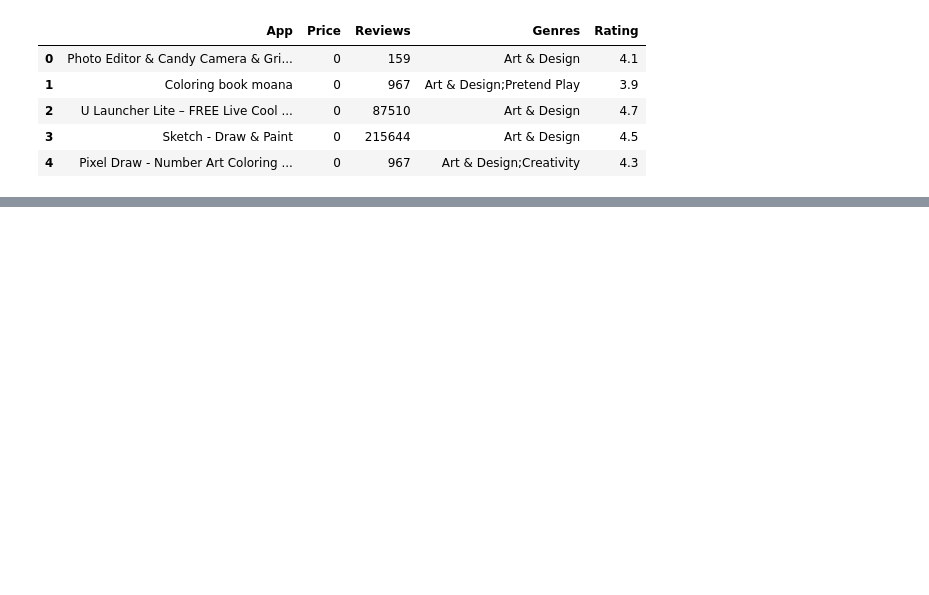
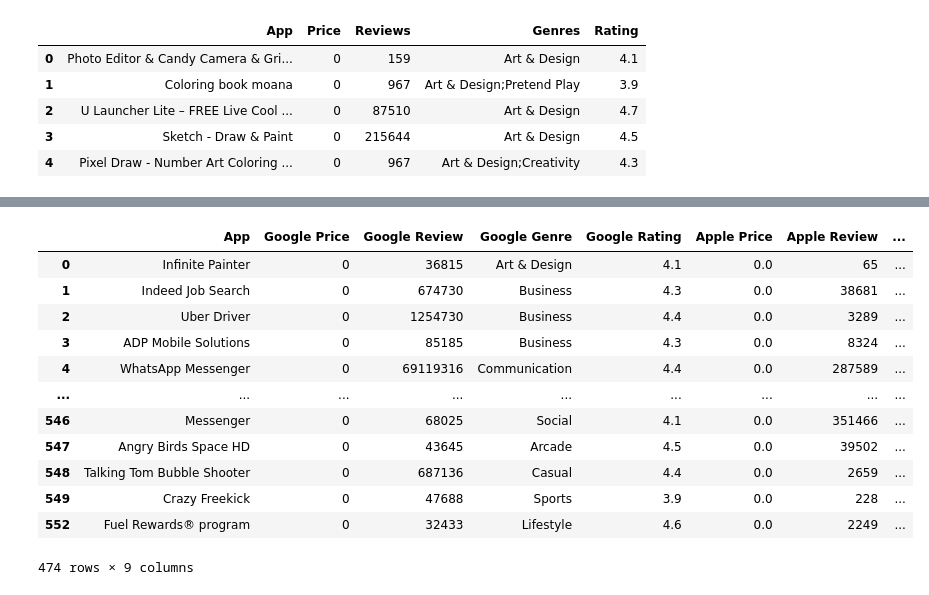
Before and after one commit to arcebri1/ETL-Project, a Jupyter notebook: Apple vs Google Play Apps.ipynb, the cells around one changed output, grey strips where cells are left out. Cells and saved outputs as stored; diff of their text form; code cells hidden in the pictures; blank space fills up the shorter version.

```diff
--- a/Apple vs Google Play Apps.ipynb
+++ b/Apple vs Google Play Apps.ipynb
@@ -59,0 +85,17 @@ new_google_df.head()
+# %%
+free_apple_df = new_df.loc[new_df["Apple Price"] == 0.00, :]
+free_apple_df
+# %% [output]
+|  | App | Google Price | Google Review | Google Genre | Google Rating | Apple Price | Apple Review | ... |
+| 0 | Infinite Painter | 0 | 36815 | Art & Design | 4.1 | 0.0 | 65 | ... |
+| 1 | Indeed Job Search | 0 | 674730 | Business | 4.3 | 0.0 | 38681 | ... |
+| 2 | Uber Driver | 0 | 1254730 | Business | 4.4 | 0.0 | 3289 | ... |
+| 3 | ADP Mobile Solutions | 0 | 85185 | Business | 4.3 | 0.0 | 8324 | ... |
+| 4 | WhatsApp Messenger | 0 | 69119316 | Communication | 4.4 | 0.0 | 287589 | ... |
+| ... | ... | ... | ... | ... | ... | ... | ... | ... |
+| 546 | Messenger | 0 | 68025 | Social | 4.1 | 0.0 | 351466 | ... |
+| 547 | Angry Birds Space HD | 0 | 43645 | Arcade | 4.5 | 0.0 | 39502 | ... |
+| 548 | Talking Tom Bubble Shooter | 0 | 687136 | Casual | 4.4 | 0.0 | 2659 | ... |
+| 549 | Crazy Freekick | 0 | 47688 | Sports | 3.9 | 0.0 | 228 | ... |
+| 552 | Fuel Rewards® program | 0 | 32433 | Lifestyle | 4.6 | 0.0 | 2249 | ... |
+474 rows × 9 columns
```
Also changed, not shown: parts of 6 cells of this notebook.
